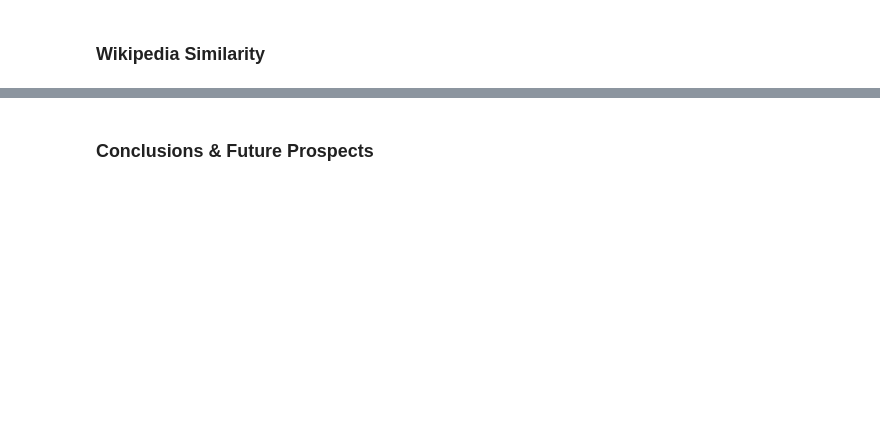
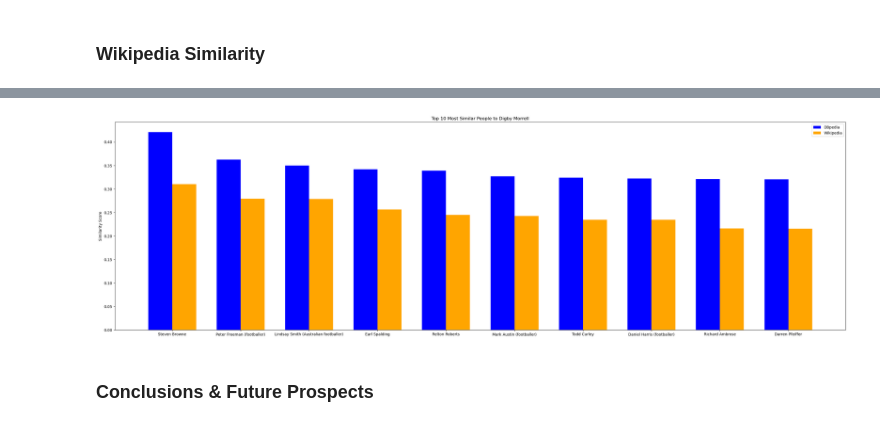
Before and after one commit to brooksburkhead/nlp-project, a Jupyter notebook: nlp.ipynb, the cells around one changed output, grey strips where cells are left out. Cells and saved outputs as stored; diff of their text form; code cells hidden in the pictures; blank space fills up the shorter version.

```diff
--- a/nlp.ipynb
+++ b/nlp.ipynb
@@ -81,0 +506,34 @@ with open(pickle_file_path, 'rb') as file:
+# %%
+# Create a figure and axis object
+fig, ax = plt.subplots(figsize=(35, 10))
+
+# Set the width of each bar
+bar_width = 0.35
+
+# Set the positions of the bars on the x-axis
+x1 = np.arange(len(top_10_df))
+x2 = np.arange(len(top_10_wiki_df))
+
+# Plot the first barplot
+ax.bar(x1, top_10_df['Similarity Score'], width=bar_width, label='DBpedia', color='blue')
+
+# Plot the second barplot
+ax.bar(x2 + bar_width, top_10_wiki_df['Similarity Score'], width=bar_width, label='Wikipedia', color='orange')
+
+# Set the x-axis labels
+ax.set_xticks(x1 + bar_width / 2)
+ax.set_xticklabels(top_10_df['Name'])
+
+# Set the y-axis label
+ax.set_ylabel('Similarity Score')
+
+# Set the title
+ax.set_title(f'Top 10 Most Similar People to {input_name}')
+
+# Add a legend
+ax.legend()
+
+# Show the plot
+plt.show()
+# %% [output]
+[figure, added]
```
Also changed, not shown: parts of 42 cells of this notebook.
